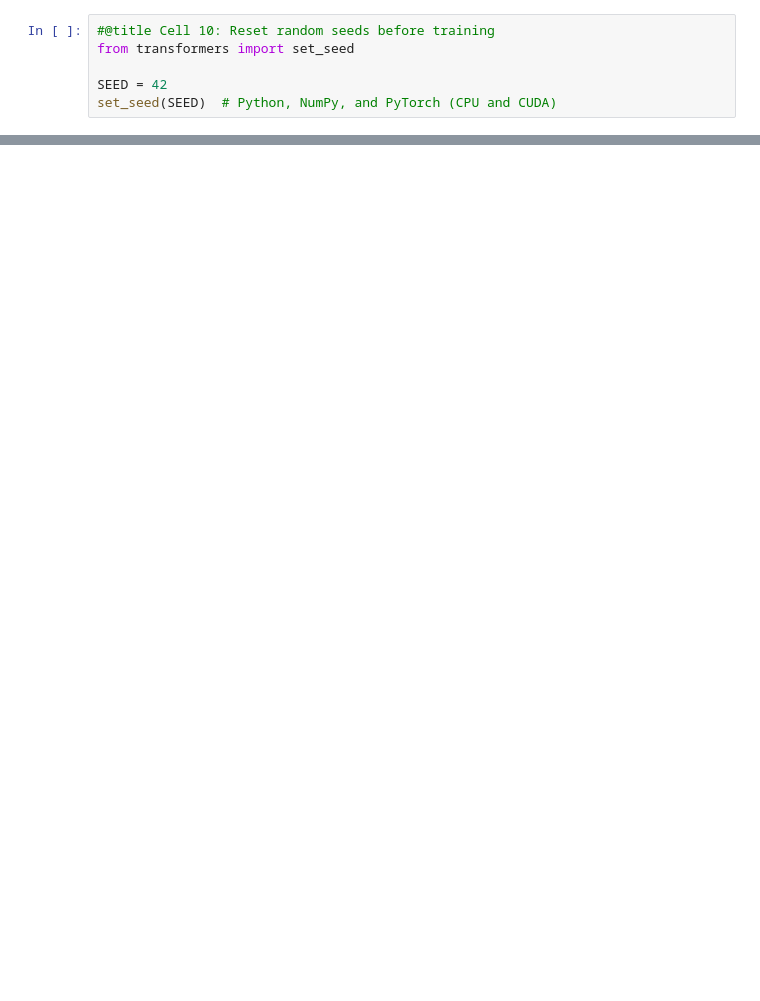
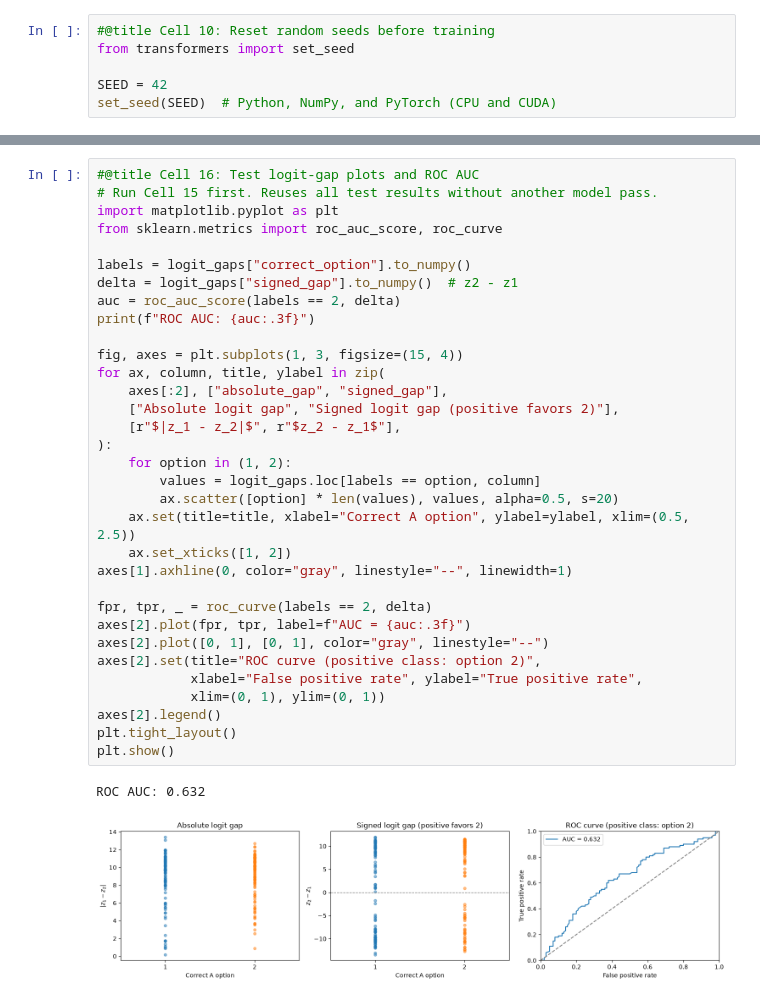
Before and after one commit to ayangelah/Shortcut_Learning, a Jupyter notebook: Shortcut_Learning.ipynb, the cells around one changed output, grey strips where cells are left out. Saved outputs shown, nothing was run; the diff lists cells and outputs as text; blank space fills up the shorter version.

```diff
--- a/Shortcut_Learning.ipynb
+++ b/Shortcut_Learning.ipynb
@@ -836,0 +1002,36 @@ Post-training test: 100/200 correct (50.0%)
+# %%
+#@title Cell 16: Test logit-gap plots and ROC AUC
+# Run Cell 15 first. Reuses all test results without another model pass.
+import matplotlib.pyplot as plt
+from sklearn.metrics import roc_auc_score, roc_curve
+
+labels = logit_gaps["correct_option"].to_numpy()
+delta = logit_gaps["signed_gap"].to_numpy()  # z2 - z1
+auc = roc_auc_score(labels == 2, delta)
+print(f"ROC AUC: {auc:.3f}")
+
+fig, axes = plt.subplots(1, 3, figsize=(15, 4))
+for ax, column, title, ylabel in zip(
+    axes[:2], ["absolute_gap", "signed_gap"],
+    ["Absolute logit gap", "Signed logit gap (positive favors 2)"],
+    [r"$|z_1 - z_2|$", r"$z_2 - z_1$"],
+):
+    for option in (1, 2):
+        values = logit_gaps.loc[labels == option, column]
+        ax.scatter([option] * len(values), values, alpha=0.5, s=20)
+    ax.set(title=title, xlabel="Correct A option", ylabel=ylabel, xlim=(0.5, 2.5))
+    ax.set_xticks([1, 2])
+axes[1].axhline(0, color="gray", linestyle="--", linewidth=1)
+
+fpr, tpr, _ = roc_curve(labels == 2, delta)
+axes[2].plot(fpr, tpr, label=f"AUC = {auc:.3f}")
+axes[2].plot([0, 1], [0, 1], color="gray", linestyle="--")
+axes[2].set(title="ROC curve (positive class: option 2)",
+            xlabel="False positive rate", ylabel="True positive rate",
+            xlim=(0, 1), ylim=(0, 1))
+axes[2].legend()
+plt.tight_layout()
+plt.show()
+# %% [output]
+ROC AUC: 0.632
+[figure, added]
```
Also changed, not shown: parts of 14 cells of this notebook.
